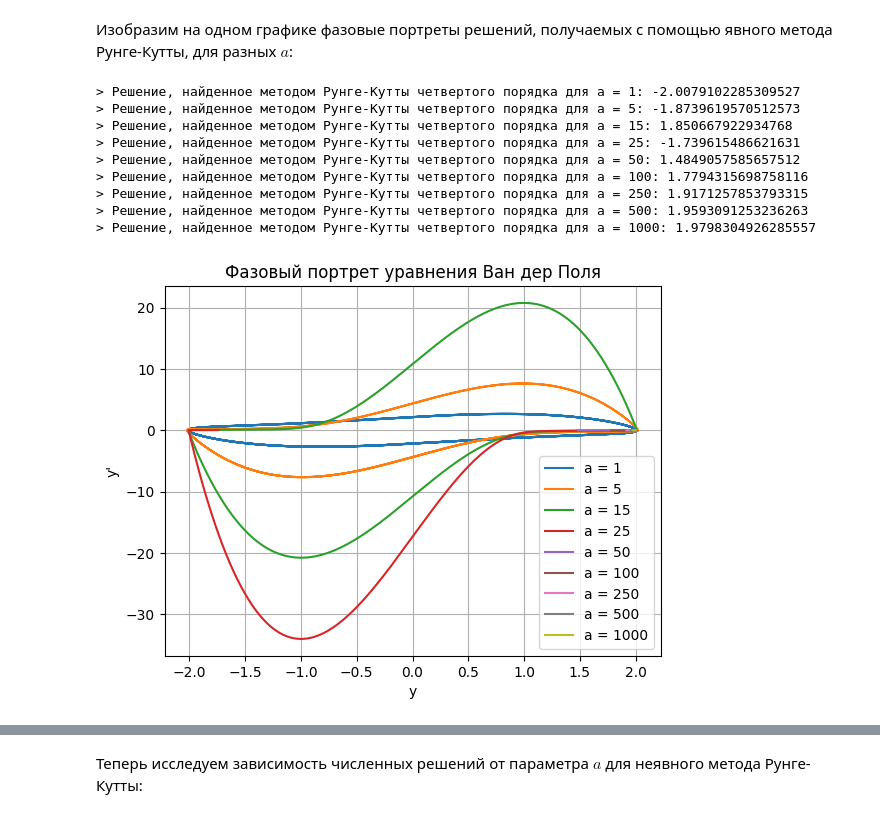
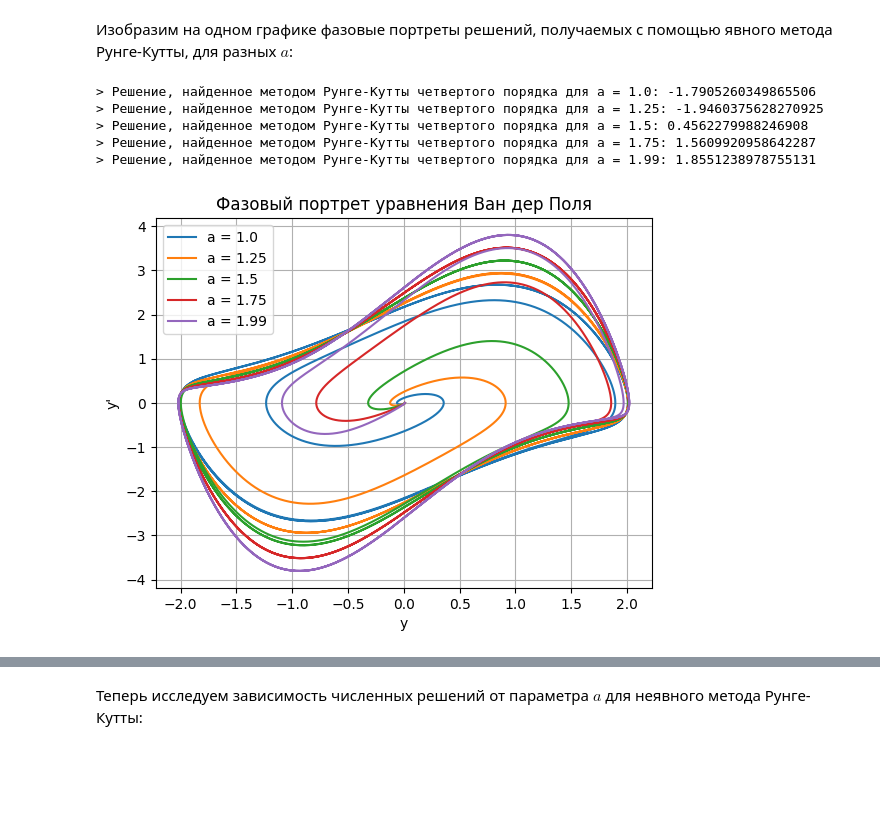
Before and after one commit to d-r-tikhonov/Computational_Mathematics, a Jupyter notebook: Уравнение Ван дер Поля.ipynb, the cells around one changed output, grey strips where cells are left out. Drawn from its saved outputs; the diff is of its cells as text; code cells hidden in the pictures; blank space fills up the shorter version.

```diff
--- a/Уравнение Ван дер Поля.ipynb
+++ b/Уравнение Ван дер Поля.ipynb
@@ -182,7 +182,9 @@ $$
 # %%
 # Фиксируем параметры
 t = np.linspace(0, 30, 100000)
-xy_vec0 = [2.0, 0.0]
+
+xy_vec0 = [0.01, 0.0]
+# xy_vec0 = [2.00, 0.0]
 
 # Выбираем значения для исследования параметра a
 a_list = [1, 2, 5, 15, 17, 18, 20, 36, 37, 40, 50, 100, 250, 500, 1000]
@@ -232,34 +226,30 @@ for a_value in a_list:
 # %%
 # Фиксируем параметры
 t = np.linspace(0, 30, 100000)
-xy_vec = [2.0, 0.0]
+xy_vec0 = [0.01, 0.0]
 
 # Выбираем значения для исследования параметра a
-a_list = [1, 5, 15, 25, 50, 100, 250, 500, 1000]
+a_list = [1.00, 1.25, 1.50, 1.75, 1.99]
 
 for a_value in a_list:
     van_der_pol_a = partial(van_der_pol, a = a_value)
 
     y = explicit_rk4_method(van_der_pol_a, xy_vec0, t)
     plt.plot(y[:, 0], y[:, 1], label=f'a = {a_value}')
     print(f"> Решение, найденное методом Рунге-Кутты четвертого порядка для a = {a_value}: {y[-1, 0]}")
 
 
 plt.title('Фазовый портрет уравнения Ван дер Поля')
 plt.legend()
 plt.xlabel('y')
 plt.ylabel("y'")
 plt.legend()
 plt.grid(True)
 plt.show()
 # %% [output]
-> Решение, найденное методом Рунге-Кутты четвертого порядка для a = 1: -2.0079102285309527
-> Решение, найденное методом Рунге-Кутты четвертого порядка для a = 5: -1.8739619570512573
-> Решение, найденное методом Рунге-Кутты четвертого порядка для a = 15: 1.850667922934768
-> Решение, найденное методом Рунге-Кутты четвертого порядка для a = 25: -1.739615486621631
-> Решение, найденное методом Рунге-Кутты четвертого порядка для a = 50: 1.4849057585657512
-> Решение, найденное методом Рунге-Кутты четвертого порядка для a = 100: 1.7794315698758116
-> Решение, найденное методом Рунге-Кутты четвертого порядка для a = 250: 1.9171257853793315
-> Решение, найденное методом Рунге-Кутты четвертого порядка для a = 500: 1.9593091253236263
-> Решение, найденное методом Рунге-Кутты четвертого порядка для a = 1000: 1.9798304926285557
+> Решение, найденное методом Рунге-Кутты четвертого порядка для a = 1.0: -1.7905260349865506
+> Решение, найденное методом Рунге-Кутты четвертого порядка для a = 1.25: -1.9460375628270925
+> Решение, найденное методом Рунге-Кутты четвертого порядка для a = 1.5: 0.4562279988246908
+> Решение, найденное методом Рунге-Кутты четвертого порядка для a = 1.75: 1.5609920958642287
+> Решение, найденное методом Рунге-Кутты четвертого порядка для a = 1.99: 1.8551238978755131
-[figure, old version]
+[figure, new version]
```
Also changed, not shown: parts of 4 cells of this notebook.
